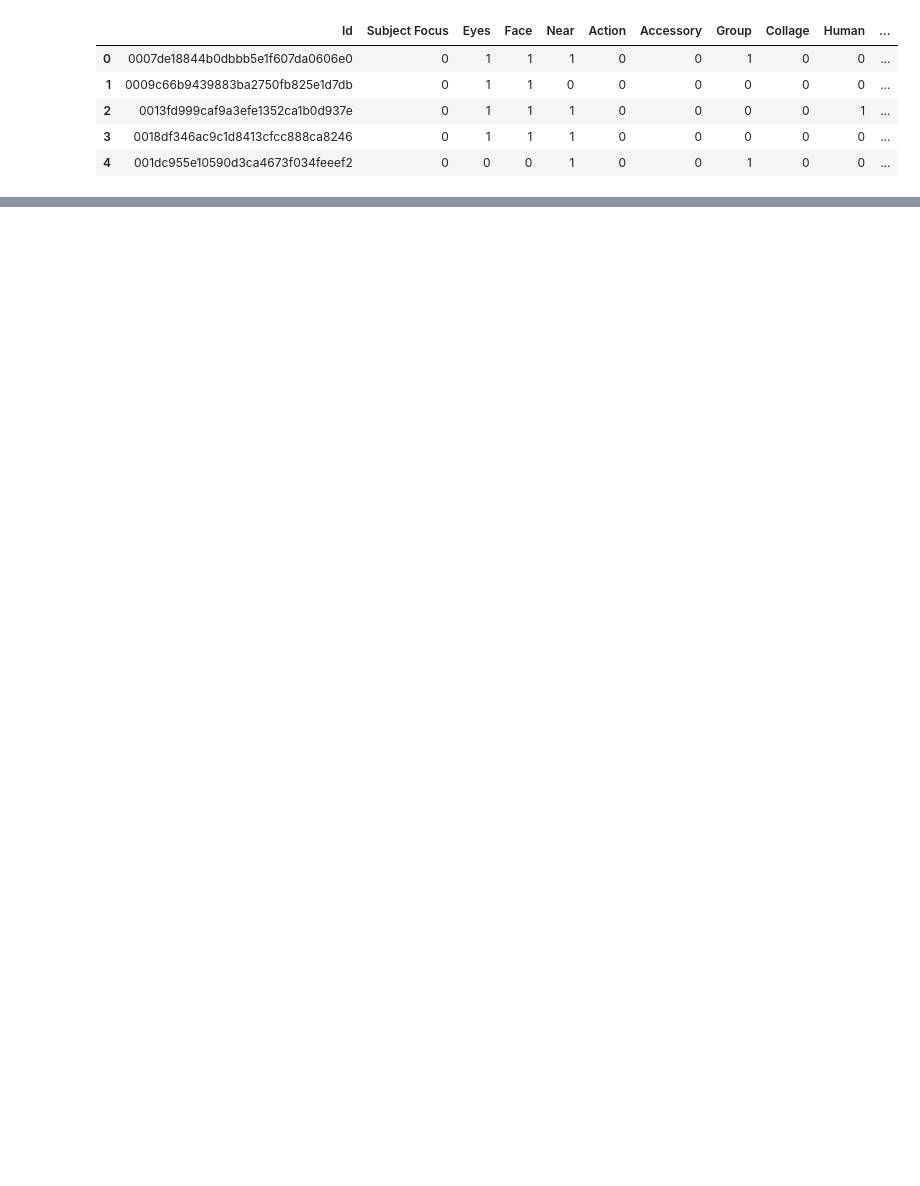
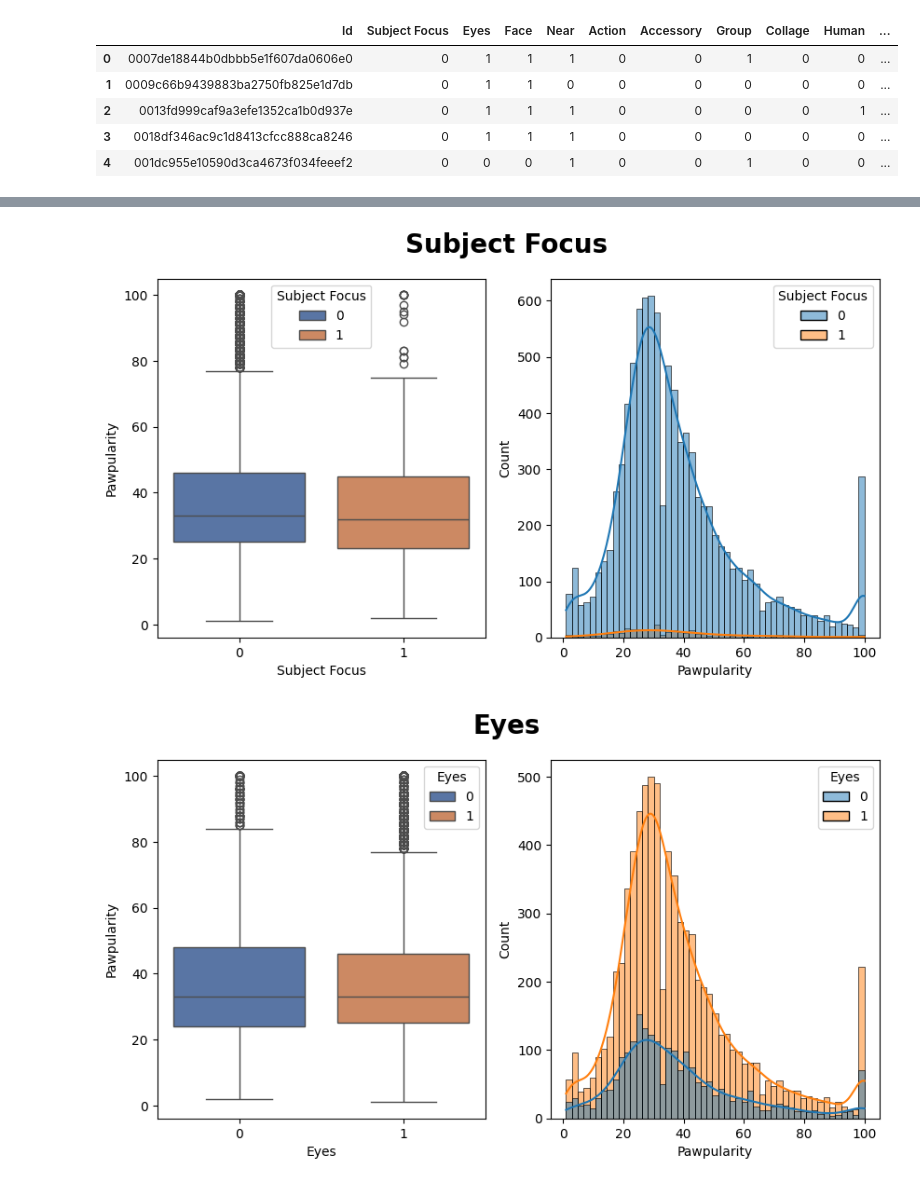
Before and after one commit to GhiasAli17/Petfinder_Pawpularity, a Jupyter notebook: main.ipynb, the cells around one changed output, grey strips where cells are left out. Drawn from its saved outputs; the diff is of its cells as text; code cells hidden in the pictures; blank space fills up the shorter version.

```diff
--- a/main.ipynb
+++ b/main.ipynb
@@ -27,0 +82,7 @@ train_df.head()
+# %%
+# Let's all features
+feature_variables = train_df.columns.values.tolist()[1:-1] #to exclude id and Pawpularity
+helpers.plotDistributionAcrossEachFeature(feature_variables,train_df)
+# %% [output]
+[figure, added]
+[figure, added]
```
Also changed, not shown: parts of 13 cells of this notebook, 1 other file.
